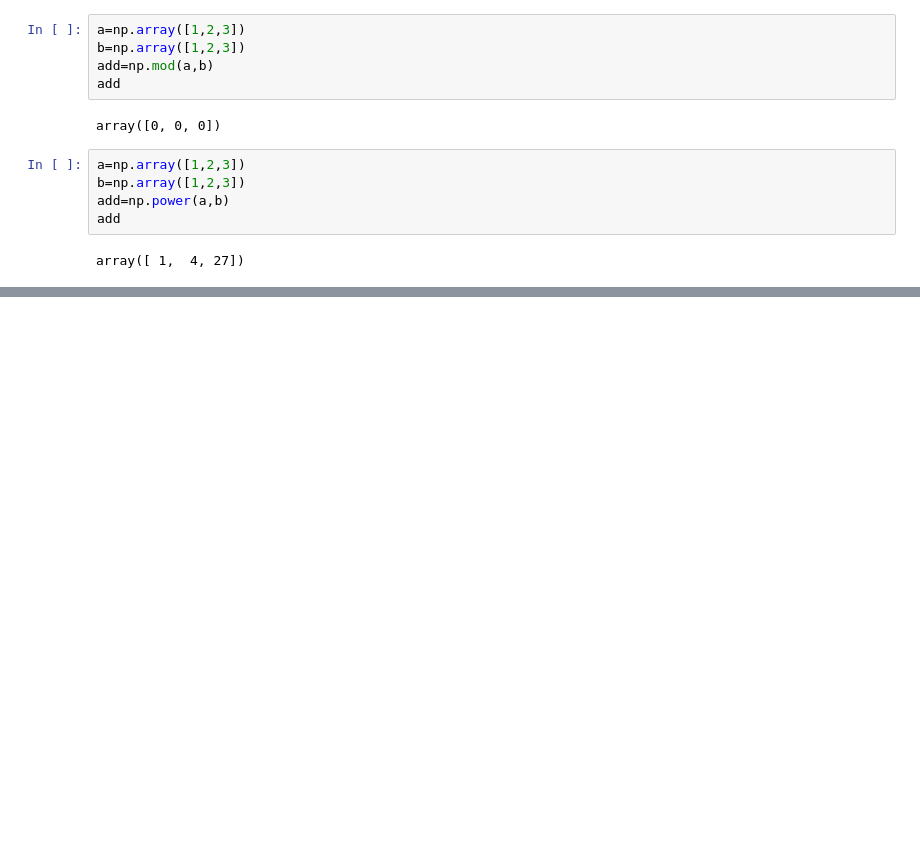
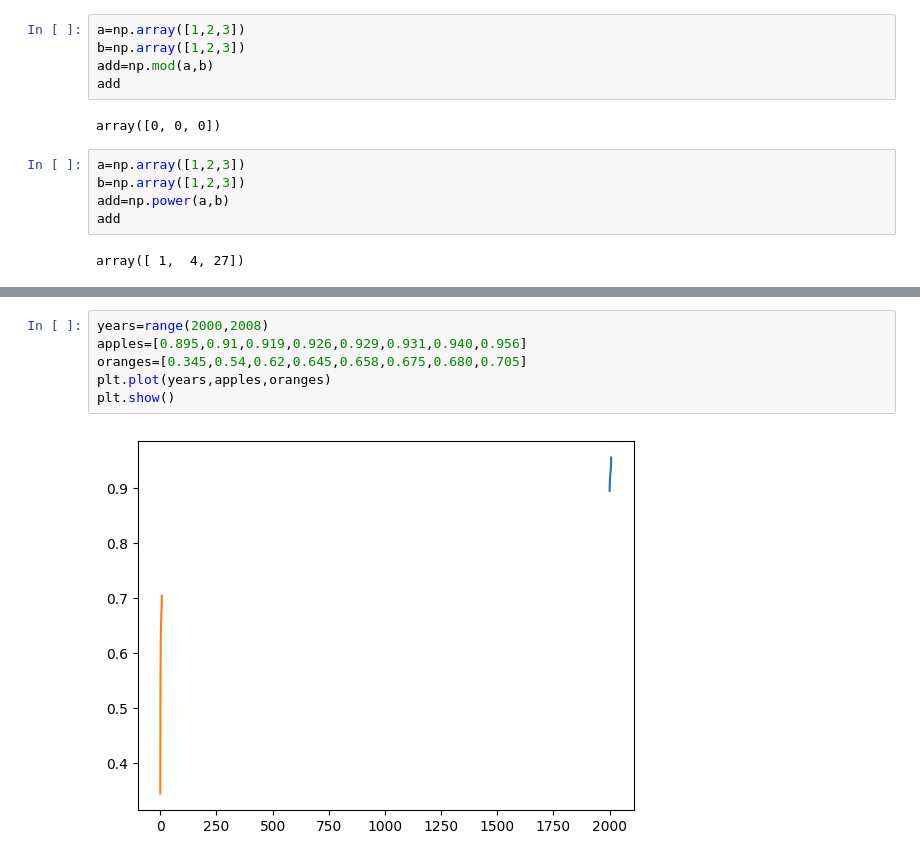
Before and after one commit to SAISHREE-19/AIML, a Jupyter notebook: LAB_2.ipynb, the cells around one changed output, grey strips where cells are left out. Drawn from its saved outputs; the diff is of its cells as text; blank space fills up the shorter version.

```diff
--- a/LAB_2.ipynb
+++ b/LAB_2.ipynb
@@ -274,0 +557,8 @@ array([ 1,  4, 27])
+# %%
+years=range(2000,2008)
+apples=[0.895,0.91,0.919,0.926,0.929,0.931,0.940,0.956]
+oranges=[0.345,0.54,0.62,0.645,0.658,0.675,0.680,0.705]
+plt.plot(years,apples,oranges)
+plt.show()
+# %% [output]
+[figure, added]
```
Also changed, not shown: parts of 55 cells of this notebook.
